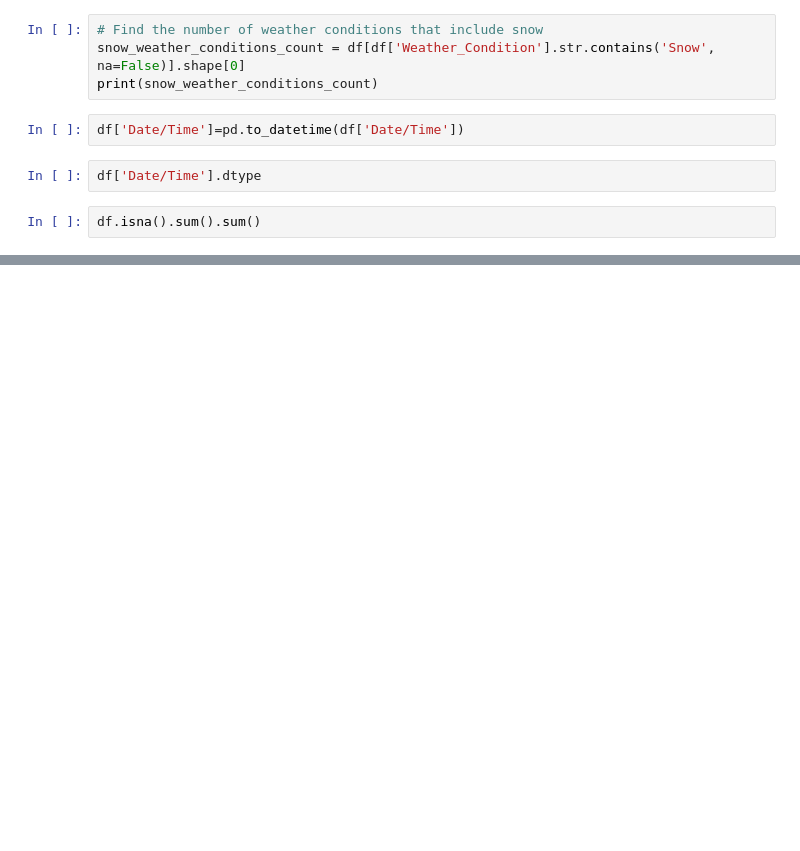
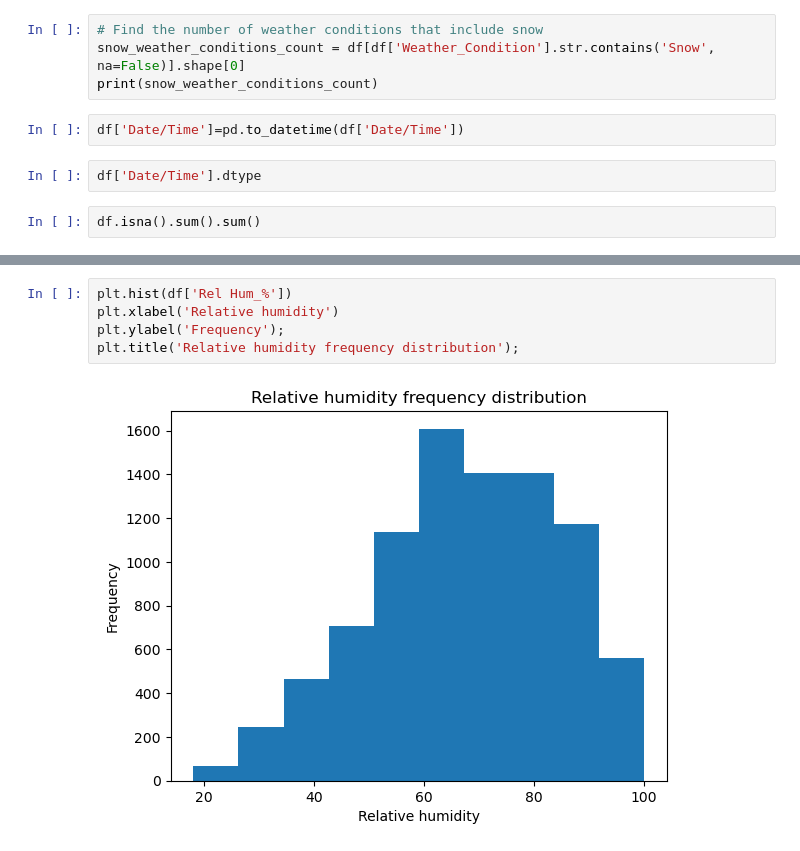
Before and after one commit to isaac-wanjala-rafimbi/lux-project-, a Jupyter notebook: project1.ipynb, the cells around one changed output, grey strips where cells are left out. Saved outputs shown, nothing was run; the diff lists cells and outputs as text; blank space fills up the shorter version.

```diff
--- a/project1.ipynb
+++ b/project1.ipynb
@@ -127,0 +136,7 @@ The dataset has no duplicate values therefore no handling of duplicate values ne
+# %%
+plt.hist(df['Rel Hum_%'])
+plt.xlabel('Relative humidity')
+plt.ylabel('Frequency');
+plt.title('Relative humidity frequency distribution');
+# %% [output]
+[figure, added]
```
Also changed, not shown: parts of 27 cells of this notebook.
